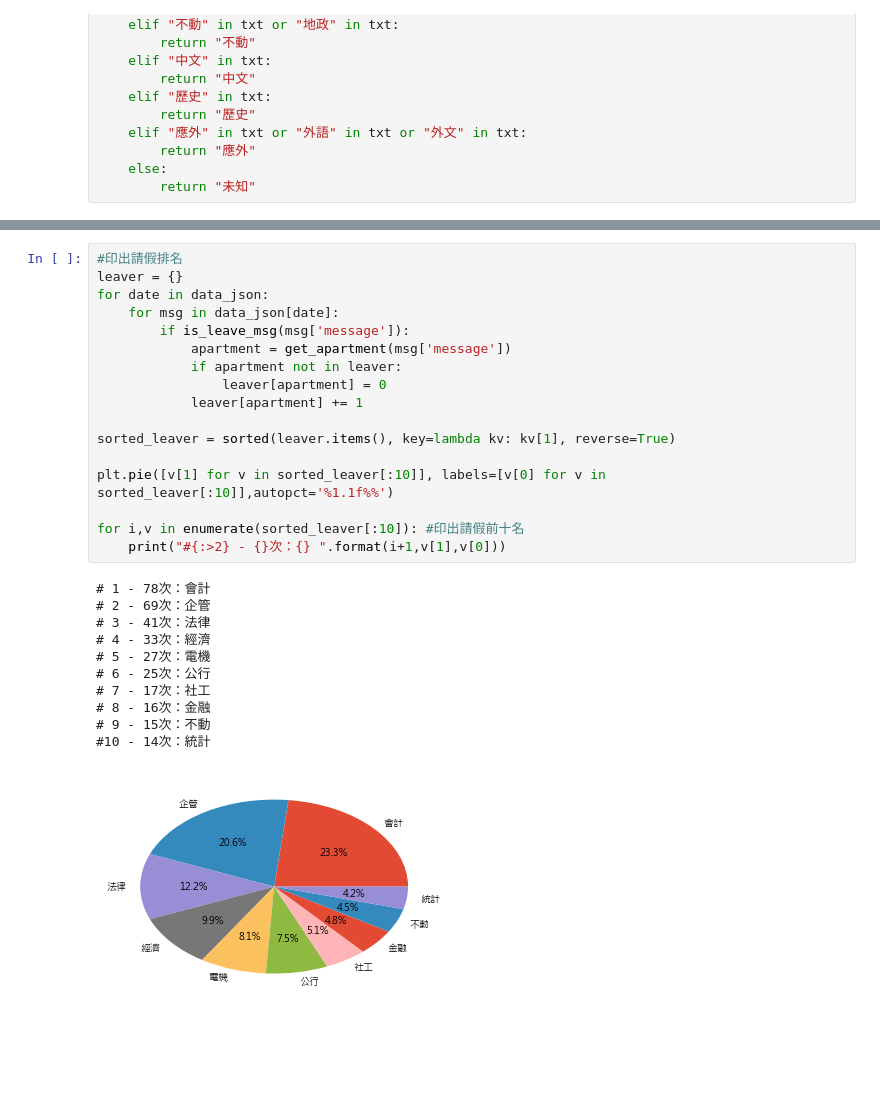
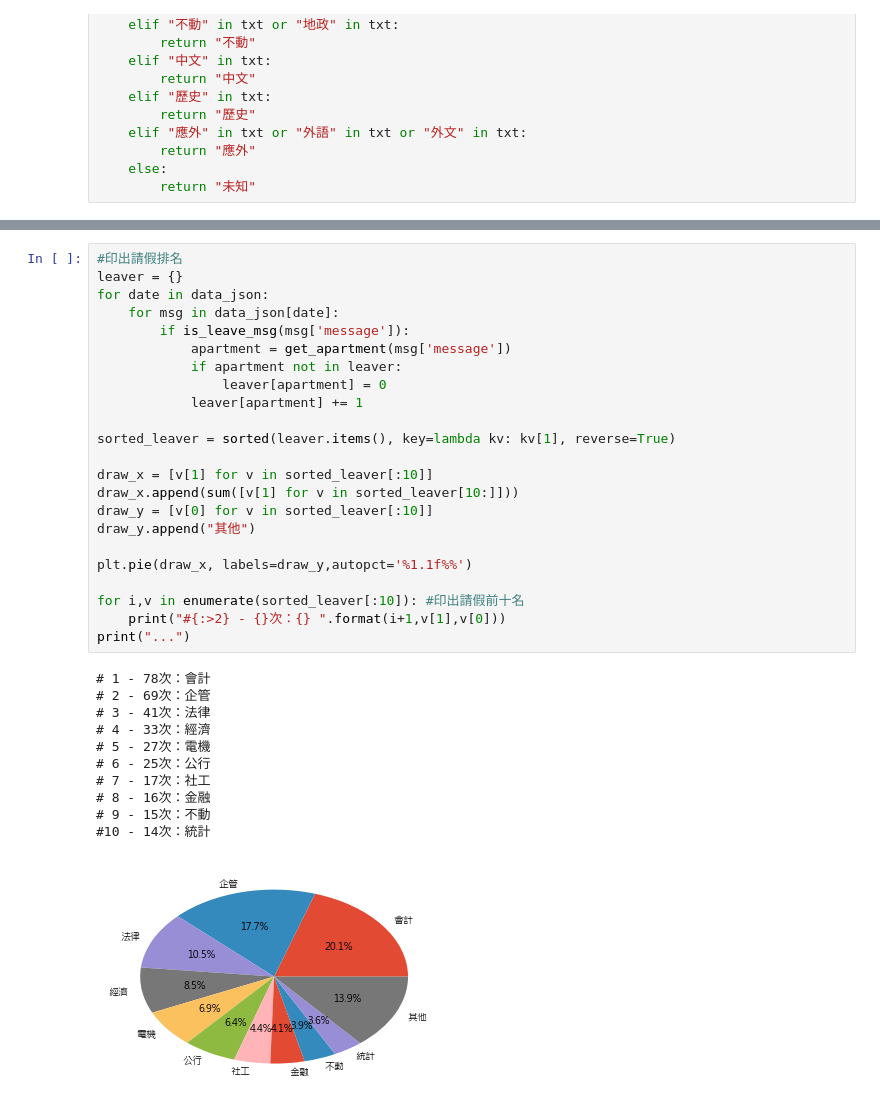
Before and after one commit to RainBoltz/107-1-Civil-Defense-LINE-analyze, a Jupyter notebook: LINE_ANAL.ipynb, the cells around one changed output, grey strips where cells are left out. Saved outputs shown, nothing was run; the diff lists cells and outputs as text; blank space fills up the shorter version.

```diff
--- a/LINE_ANAL.ipynb
+++ b/LINE_ANAL.ipynb
@@ -283,29 +383,35 @@ def get_apartment(txt):
 # %%
 #印出請假排名
 leaver = {}
 for date in data_json:
     for msg in data_json[date]:
         if is_leave_msg(msg['message']):
             apartment = get_apartment(msg['message'])
             if apartment not in leaver:
                 leaver[apartment] = 0
             leaver[apartment] += 1
 
 sorted_leaver = sorted(leaver.items(), key=lambda kv: kv[1], reverse=True)
 
-plt.pie([v[1] for v in sorted_leaver[:10]], labels=[v[0] for v in sorted_leaver[:10]],autopct='%1.1f%%')
+draw_x = [v[1] for v in sorted_leaver[:10]]
+draw_x.append(sum([v[1] for v in sorted_leaver[10:]]))
+draw_y = [v[0] for v in sorted_leaver[:10]]
+draw_y.append("其他")
+
+plt.pie(draw_x, labels=draw_y,autopct='%1.1f%%')
 
 for i,v in enumerate(sorted_leaver[:10]): #印出請假前十名
     print("#{:>2} - {}次：{} ".format(i+1,v[1],v[0]))
+print("...")
 # %% [output]
 # 1 - 78次：會計
 # 2 - 69次：企管
 # 3 - 41次：法律
 # 4 - 33次：經濟
 # 5 - 27次：電機
 # 6 - 25次：公行
 # 7 - 17次：社工
 # 8 - 16次：金融
 # 9 - 15次：不動
 #10 - 14次：統計
-[figure, old version]
+[figure, new version]
```
Also changed, not shown: parts of 16 cells of this notebook.
